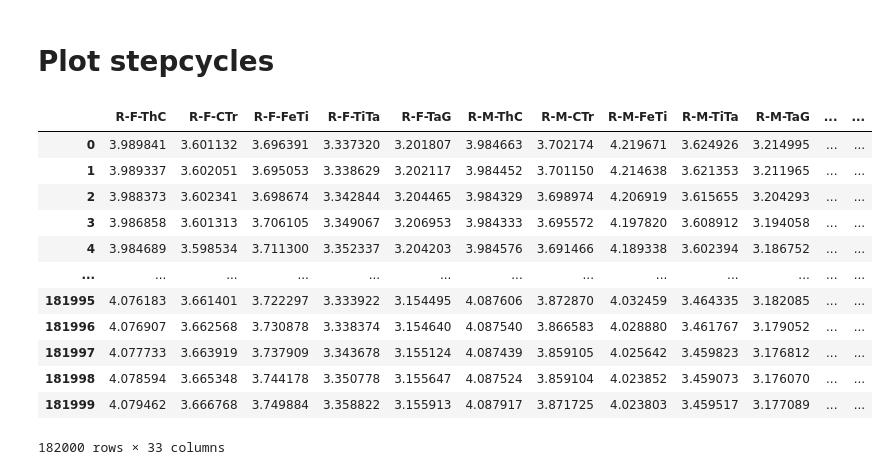
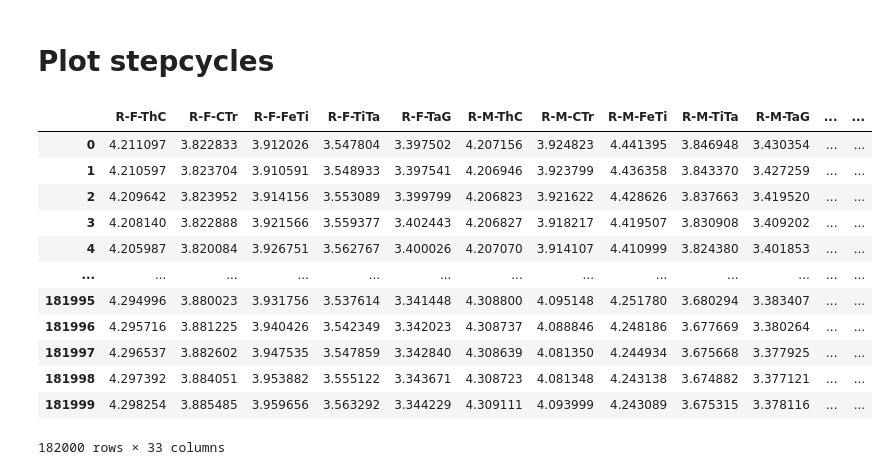
Before and after one commit to bidaye-lab/kinematics_analysis, a Jupyter notebook: data_visualization.ipynb, the cells around one changed output. Saved outputs shown, nothing was run; the diff lists cells and outputs as text; code cells hidden in the pictures.

```diff
--- a/data_visualization.ipynb
+++ b/data_visualization.ipynb
@@ -10,7 +9,7 @@ import utilities as utl
 # Load Raw Data
 # %%
 # load HDF file
-dfs = pd.read_hdf('./data/Ballsystem_LegKinematics_DataStructures/P9_BPN/alldata.h5')
+dfs = pd.read_hdf('./data/Ballsystem_LegKinematics_DataStructures/P9_BPN/alldata_V3.h5')
 # %%
 # select some fly
 n_fly = 2 # 0: BPN, 1: P9 right, 2: P9 left
@@ -48,22 +55,24 @@ df_raw
 # %% [markdown]
 # Plot stepcycles
 # %%
-ball_c = np.array([-5.17700341e-02 , 3.86083343e+00,  9.06099816e+01])
+# ball_c = np.array([-3.60054343e-02, 3.83575489e+00, 9.06335406e+01]) # P9LT
+ball_c = np.array([-5.75194107e-02, 4.08134419e+00, 9.06406343e+01]) # P9RT
+# ball_c = np.array([-5.17700341e-02 , 3.86083343e+00,  9.06099816e+01])
 df_d = utl.dist_from_center(df_raw, ball_c)
 df_d
 # %% [output]
 |  | R-F-ThC | R-F-CTr | R-F-FeTi | R-F-TiTa | R-F-TaG | R-M-ThC | R-M-CTr | R-M-FeTi | R-M-TiTa | R-M-TaG | ... | ... |
-| 0 | 3.989841 | 3.601132 | 3.696391 | 3.337320 | 3.201807 | 3.984663 | 3.702174 | 4.219671 | 3.624926 | 3.214995 | ... | ... |
-| 1 | 3.989337 | 3.602051 | 3.695053 | 3.338629 | 3.202117 | 3.984452 | 3.701150 | 4.214638 | 3.621353 | 3.211965 | ... | ... |
-| 2 | 3.988373 | 3.602341 | 3.698674 | 3.342844 | 3.204465 | 3.984329 | 3.698974 | 4.206919 | 3.615655 | 3.204293 | ... | ... |
-| 3 | 3.986858 | 3.601313 | 3.706105 | 3.349067 | 3.206953 | 3.984333 | 3.695572 | 4.197820 | 3.608912 | 3.194058 | ... | ... |
-| 4 | 3.984689 | 3.598534 | 3.711300 | 3.352337 | 3.204203 | 3.984576 | 3.691466 | 4.189338 | 3.602394 | 3.186752 | ... | ... |
+| 0 | 4.211097 | 3.822833 | 3.912026 | 3.547804 | 3.397502 | 4.207156 | 3.924823 | 4.441395 | 3.846948 | 3.430354 | ... | ... |
+| 1 | 4.210597 | 3.823704 | 3.910591 | 3.548933 | 3.397541 | 4.206946 | 3.923799 | 4.436358 | 3.843370 | 3.427259 | ... | ... |
+| 2 | 4.209642 | 3.823952 | 3.914156 | 3.553089 | 3.399799 | 4.206823 | 3.921622 | 4.428626 | 3.837663 | 3.419520 | ... | ... |
+| 3 | 4.208140 | 3.822888 | 3.921566 | 3.559377 | 3.402443 | 4.206827 | 3.918217 | 4.419507 | 3.830908 | 3.409202 | ... | ... |
+| 4 | 4.205987 | 3.820084 | 3.926751 | 3.562767 | 3.400026 | 4.207070 | 3.914107 | 4.410999 | 3.824380 | 3.401853 | ... | ... |
 | ... | ... | ... | ... | ... | ... | ... | ... | ... | ... | ... | ... | ... |
-| 181995 | 4.076183 | 3.661401 | 3.722297 | 3.333922 | 3.154495 | 4.087606 | 3.872870 | 4.032459 | 3.464335 | 3.182085 | ... | ... |
-| 181996 | 4.076907 | 3.662568 | 3.730878 | 3.338374 | 3.154640 | 4.087540 | 3.866583 | 4.028880 | 3.461767 | 3.179052 | ... | ... |
-| 181997 | 4.077733 | 3.663919 | 3.737909 | 3.343678 | 3.155124 | 4.087439 | 3.859105 | 4.025642 | 3.459823 | 3.176812 | ... | ... |
-| 181998 | 4.078594 | 3.665348 | 3.744178 | 3.350778 | 3.155647 | 4.087524 | 3.859104 | 4.023852 | 3.459073 | 3.176070 | ... | ... |
-| 181999 | 4.079462 | 3.666768 | 3.749884 | 3.358822 | 3.155913 | 4.087917 | 3.871725 | 4.023803 | 3.459517 | 3.177089 | ... | ... |
+| 181995 | 4.294996 | 3.880023 | 3.931756 | 3.537614 | 3.341448 | 4.308800 | 4.095148 | 4.251780 | 3.680294 | 3.383407 | ... | ... |
+| 181996 | 4.295716 | 3.881225 | 3.940426 | 3.542349 | 3.342023 | 4.308737 | 4.088846 | 4.248186 | 3.677669 | 3.380264 | ... | ... |
+| 181997 | 4.296537 | 3.882602 | 3.947535 | 3.547859 | 3.342840 | 4.308639 | 4.081350 | 4.244934 | 3.675668 | 3.377925 | ... | ... |
+| 181998 | 4.297392 | 3.884051 | 3.953882 | 3.555122 | 3.343671 | 4.308723 | 4.081348 | 4.243138 | 3.674882 | 3.377121 | ... | ... |
+| 181999 | 4.298254 | 3.885485 | 3.959656 | 3.563292 | 3.344229 | 4.309111 | 4.093999 | 4.243089 | 3.675315 | 3.378116 | ... | ... |
 182000 rows × 33 columns
 # %%
 flynum, tnum = 1, 1
```
Also changed, not shown: parts of 3 cells of this notebook, 1 other file.
